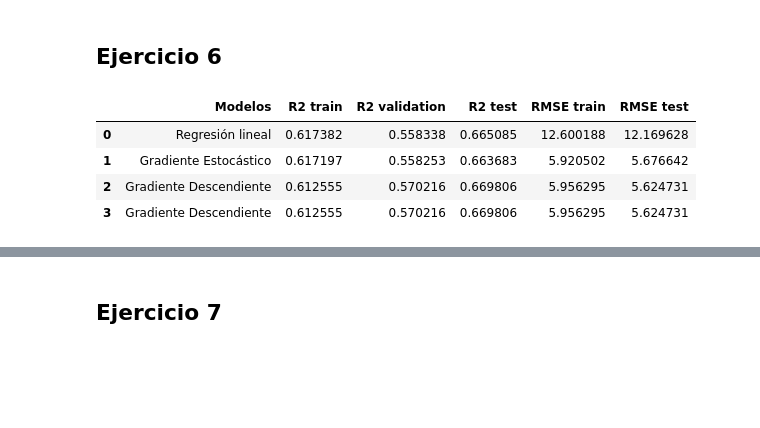
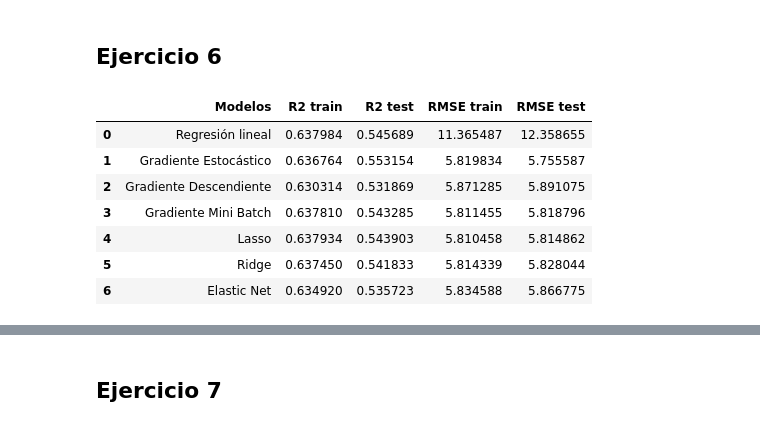
Before and after one commit to therokitoki/AA1-TUIA-Alsop-Hachen, a Jupyter notebook: tp.ipynb, the cells around one changed output, grey strips where cells are left out. Cells and saved outputs as stored; diff of their text form; code cells hidden in the pictures; blank space fills up the shorter version.

```diff
--- a/tp.ipynb
+++ b/tp.ipynb
@@ -776,6 +881,17 @@ print(f'RidgeCV Intercept: {ridgeCV.intercept_}')
 
 print(f'R2 Train: {ridgeCV.score(x_train_scaled,y_train)}')
 print(f'R2 Test: {ridgeCV.score(x_test_scaled,y_test)}')
+
+ridge_r2train = ridgeCV.score(x_train_scaled,y_train)
+ridge_r2test = ridgeCV.score(x_test_scaled,y_test)
+#ridge_r2val = ridgeCV.score(x_val_scaled,y_val)
+W = list(ridgeCV.coef_[0])
+W.insert(0,ridgeCV.intercept_[0])
+W = np.array(W).reshape(14, 1)
+
+
+ridge_rmsetrain = calcular_rmse(x_train_scaled,y_train,W)
+ridge_rmsetest = calcular_rmse(x_test_scaled,y_test,W)
 # %% [output]
 Lambda: 10.0
 
@@ -790,3 +906,10 @@ R2 Test: 0.6668139428149917
+# %%
+data.append(['Ridge',
+           ridge_r2train,
+           #ridge_r2val,
+           ridge_r2test,
+           ridge_rmsetrain,
+           ridge_rmsetest])
 # %% [markdown]
 ### Elastic Net
 # %%
@@ -803,4 +926,15 @@ print(elasticnetCV.score(x_train_scaled,y_train))
 
 print(f'R2 Train: {elasticnetCV.score(x_train_scaled,y_train)}')
 print(f'R2 Test: {elasticnetCV.score(x_test_scaled,y_test)}')
+
+elasticnet_r2train = elasticnetCV.score(x_train_scaled,y_train)
+elasticnet_r2test = elasticnetCV.score(x_test_scaled,y_test)
+#elasticnet_r2val = elasticnetCV.score(x_val_scaled,y_val)
+W = list(elasticnetCV.coef_)
+W.insert(0,elasticnetCV.intercept_)
+W = np.array(W).reshape(14, 1)
+
+
+elasticnet_rmsetrain = calcular_rmse(x_train_scaled,y_train,W)
+elasticnet_rmsetest = calcular_rmse(x_test_scaled,y_test,W)
 # %% [output]
@@ -831,15 +952,25 @@ print(calcular_rmse(x_train_scaled,y_train,W))
+# %%
+data.append(['Elastic Net',
+           elasticnet_r2train,
+           #elasticnet_r2val,
+           elasticnet_r2test,
+           elasticnet_rmsetrain,
+           elasticnet_rmsetest])
 # %% [markdown]
 ## Ejercicio 5
 # %% [markdown]
 ## Ejercicio 6
 # %%
-df_gradiente = pd.DataFrame(data=data, columns=['Modelos', 'R2 train', 'R2 validation', 'R2 test', 'RMSE train', 'RMSE test'])
+df_gradiente = pd.DataFrame(data=data, columns=['Modelos', 'R2 train', 'R2 test', 'RMSE train', 'RMSE test'])
 comparacion = pd.concat([comparacion,df_gradiente],ignore_index=True)
 
 comparacion
 # %% [output]
-|  | Modelos | R2 train | R2 validation | R2 test | RMSE train | RMSE test |
-| 0 | Regresión lineal | 0.617382 | 0.558338 | 0.665085 | 12.600188 | 12.169628 |
-| 1 | Gradiente Estocástico | 0.617197 | 0.558253 | 0.663683 | 5.920502 | 5.676642 |
-| 2 | Gradiente Descendiente | 0.612555 | 0.570216 | 0.669806 | 5.956295 | 5.624731 |
-| 3 | Gradiente Descendiente | 0.612555 | 0.570216 | 0.669806 | 5.956295 | 5.624731 |
+|  | Modelos | R2 train | R2 test | RMSE train | RMSE test |
+| 0 | Regresión lineal | 0.637984 | 0.545689 | 11.365487 | 12.358655 |
+| 1 | Gradiente Estocástico | 0.636764 | 0.553154 | 5.819834 | 5.755587 |
+| 2 | Gradiente Descendiente | 0.630314 | 0.531869 | 5.871285 | 5.891075 |
+| 3 | Gradiente Mini Batch | 0.637810 | 0.543285 | 5.811455 | 5.818796 |
+| 4 | Lasso | 0.637934 | 0.543903 | 5.810458 | 5.814862 |
+| 5 | Ridge | 0.637450 | 0.541833 | 5.814339 | 5.828044 |
+| 6 | Elastic Net | 0.634920 | 0.535723 | 5.834588 | 5.866775 |
```
Also changed, not shown: parts of 38 cells of this notebook.
